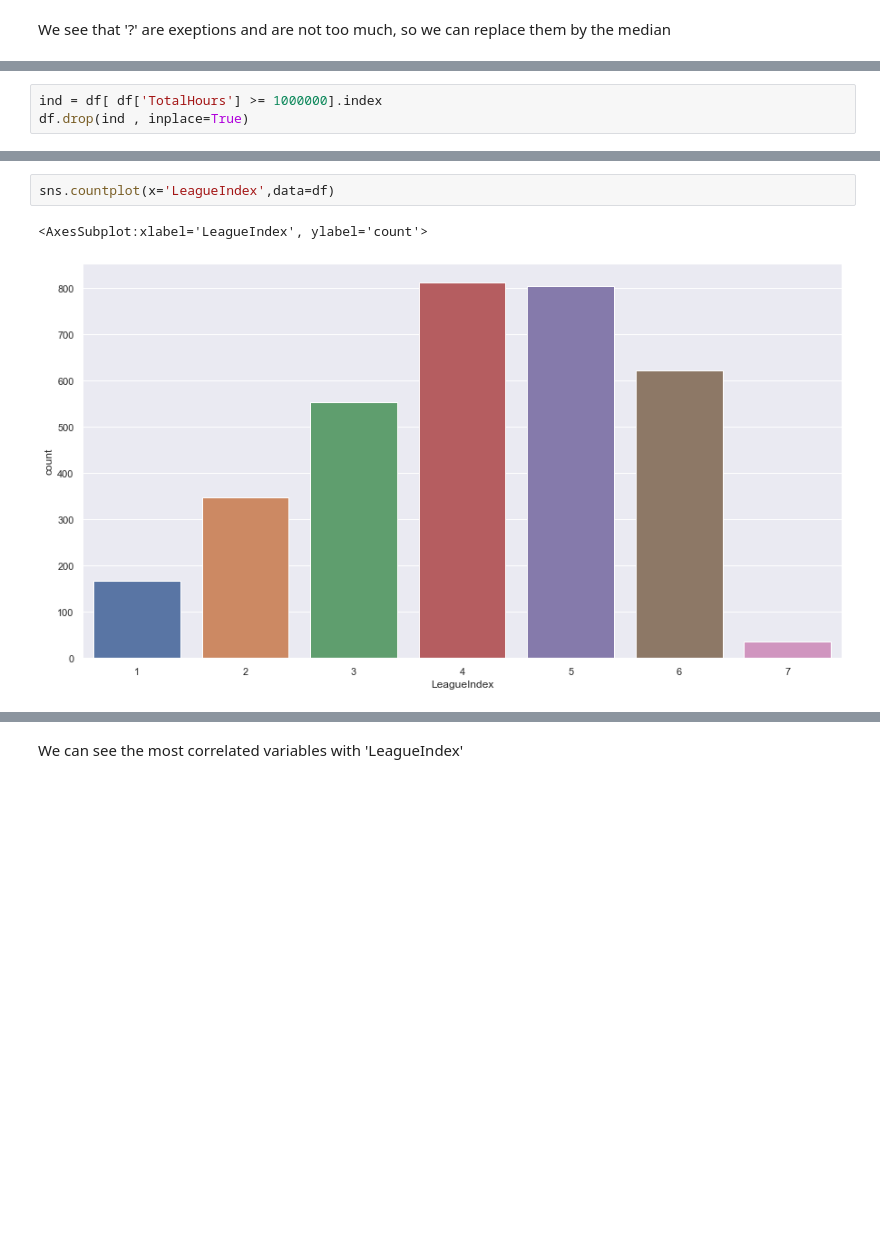
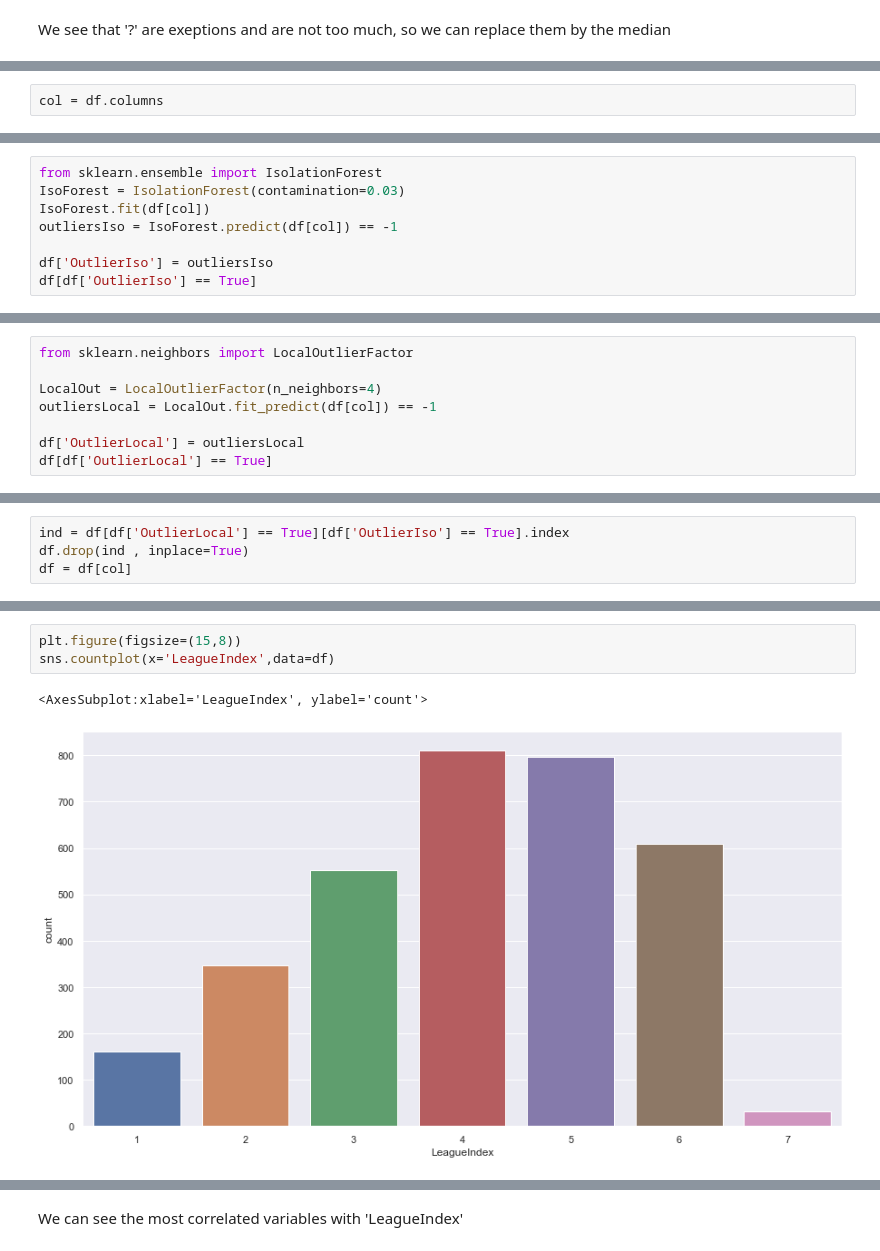
Before and after one commit to Tom-Hook/Skillcraft1_project, a Jupyter notebook: ProjetFinal_Crochet_Watrigant_PDA.ipynb, the cells around one changed output, grey strips where cells are left out. Drawn from its saved outputs; the diff is of its cells as text; blank space fills up the shorter version.

```diff
--- a/ProjetFinal_Crochet_Watrigant_PDA.ipynb
+++ b/ProjetFinal_Crochet_Watrigant_PDA.ipynb
@@ -163,0 +179,2 @@ We can see that one row has a huge number of total hours, it's better to delete
+# %%
+col = df.columns
@@ -163,0 +183,8 @@ We can see that one row has a huge number of total hours, it's better to delete
+# %%
+from sklearn.ensemble import IsolationForest
+IsoForest = IsolationForest(contamination=0.03)
+IsoForest.fit(df[col])
+outliersIso = IsoForest.predict(df[col]) == -1
+
+df['OutlierIso'] = outliersIso
+df[df['OutlierIso'] == True]
@@ -163,0 +207,8 @@ We can see that one row has a huge number of total hours, it's better to delete
+# %%
+from sklearn.neighbors import LocalOutlierFactor
+
+LocalOut = LocalOutlierFactor(n_neighbors=4)
+outliersLocal = LocalOut.fit_predict(df[col]) == -1
+
+df['OutlierLocal'] = outliersLocal
+df[df['OutlierLocal'] == True]
@@ -164,6 +252,7 @@ We can see that one row has a huge number of total hours, it's better to delete
 # %%
-ind = df[ df['TotalHours'] >= 1000000].index
+ind = df[df['OutlierLocal'] == True][df['OutlierIso'] == True].index
 df.drop(ind , inplace=True)
+df = df[col]
 # %%
 df.info()
 # %% [output]
@@ -217,10 +306,11 @@ ComplexUnitsMade        0
 ComplexAbilitiesUsed    0
 dtype: int64
 # %%
+plt.figure(figsize=(15,8))
 sns.countplot(x='LeagueIndex',data=df)
 # %% [output]
 <AxesSubplot:xlabel='LeagueIndex', ylabel='count'>
-[figure, old version]
+[figure, new version]
 # %%
 correlation=df.corr()
 x=correlation.iloc[1].abs().sort_values(ascending=False)
```
Also changed, not shown: parts of 101 cells of this notebook.
